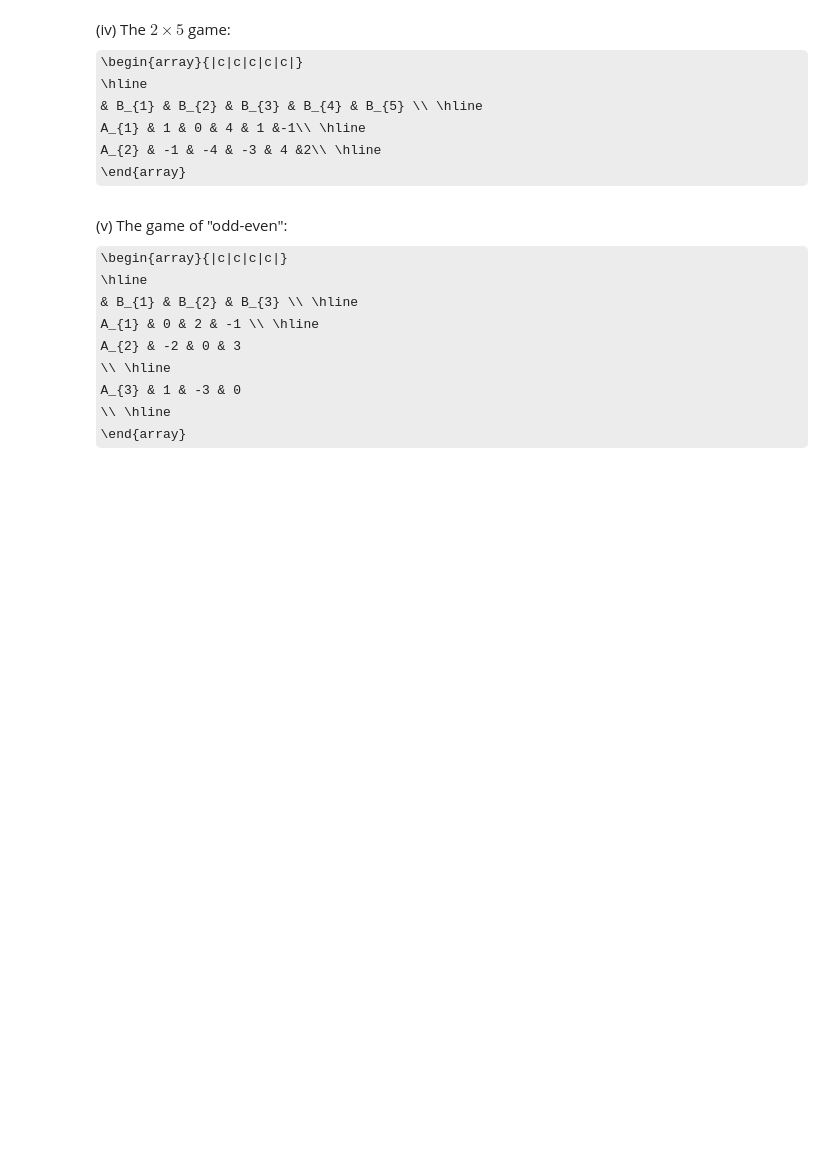
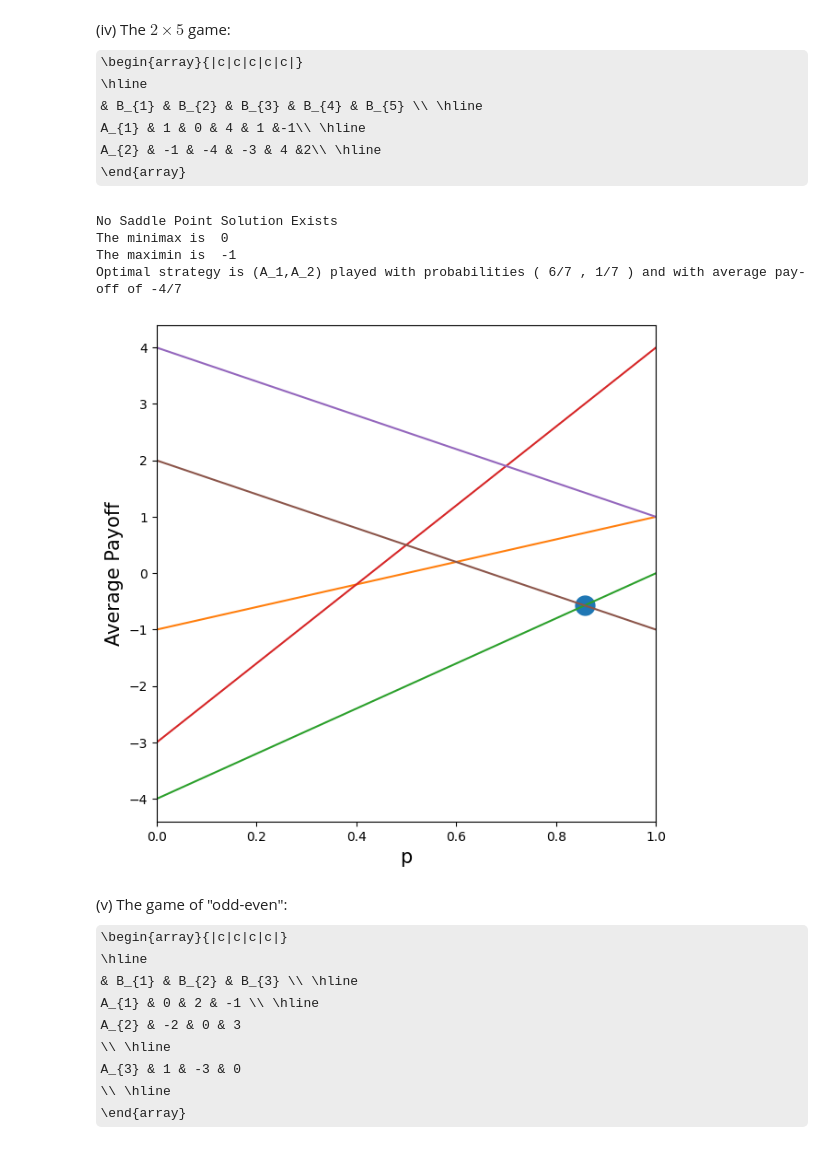
Before and after one commit to ShadaabHasan/MP305, a Jupyter notebook: Lab4_Game_Theory.ipynb, the cells around one changed output. Cells and saved outputs as stored; diff of their text form; code cells hidden in the pictures; some formulas as TeX source; blank space fills up the shorter version.

```diff
--- a/Lab4_Game_Theory.ipynb
+++ b/Lab4_Game_Theory.ipynb
@@ -218,6 +237,16 @@ A_{2} & 0 & -2 & -3 & 4 \\ \hline
 A_{1} & 1 & 0 & 4 & 1 &-1\\ \hline
 A_{2} & -1 & -4 & -3 & 4 &2\\ \hline
 \end{array}
+# %%
+PayG = PayH = [[1,0,4,1,-1],[-1,-4,-3,4,2]]
+Saddle(PayG)
+MatrixGame2n(PayG)
+# %% [output]
+No Saddle Point Solution Exists
+The minimax is  0
+The maximin is  -1
+Optimal strategy is (A_1,A_2) played with probabilities ( 6/7 , 1/7 ) and with average pay-off of -4/7
+[figure, added]
 # %% [markdown]
 (v) The game of "odd-even":
 \begin{array}{|c|c|c|c|}
```
Also changed, not shown: parts of 5 cells of this notebook.
